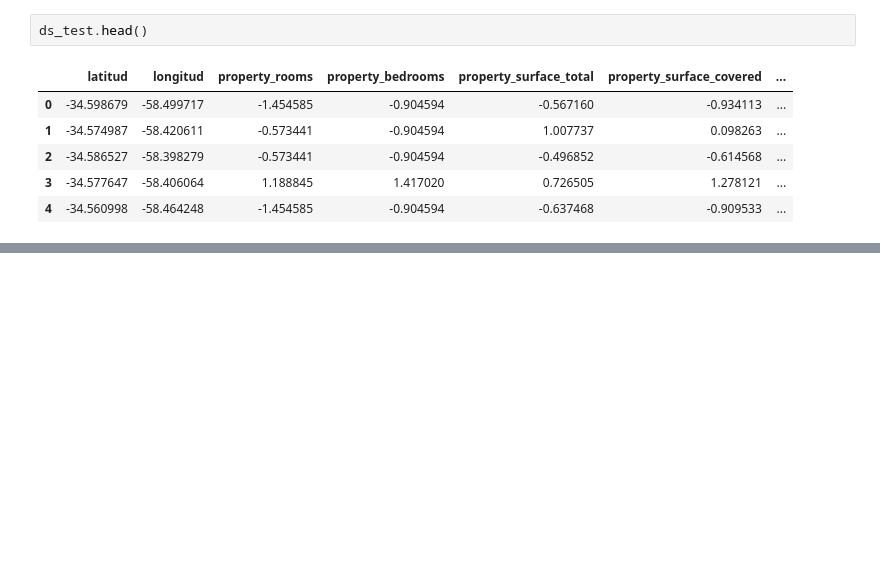
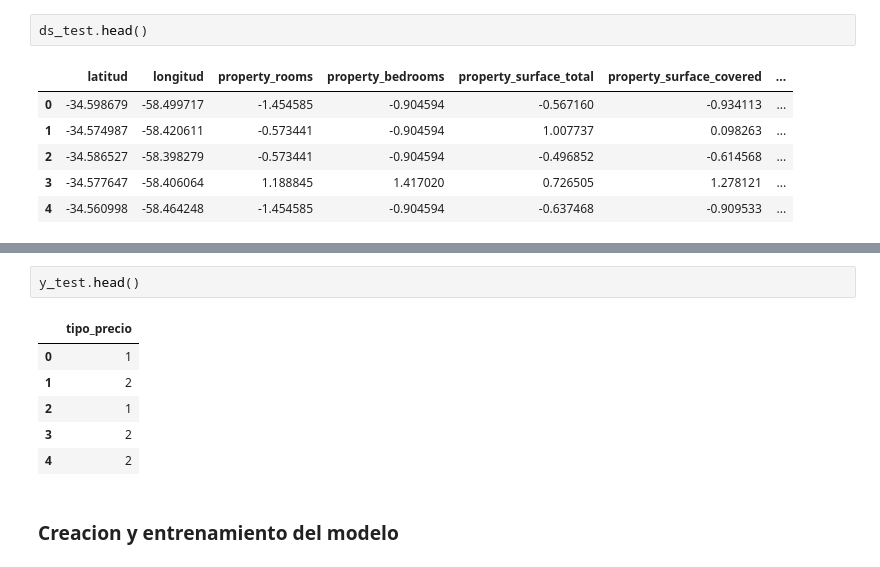
Before and after one commit to Fanusaez/7506R-2C2022-GRUPO13, a Jupyter notebook: 7506R_TP2_GRUPO13_ENTREGA_N2.ipynb, the cells around one changed output, grey strips where cells are left out. Saved outputs shown, nothing was run; the diff lists cells and outputs as text; blank space fills up the shorter version.

```diff
--- a/7506R_TP2_GRUPO13_ENTREGA_N2.ipynb
+++ b/7506R_TP2_GRUPO13_ENTREGA_N2.ipynb
@@ -252,0 +319,11 @@ ds_test.head()
+# %%
+y_test.head()
+# %% [output]
+|  | tipo_precio |
+| 0 | 1 |
+| 1 | 2 |
+| 2 | 1 |
+| 3 | 2 |
+| 4 | 2 |
+# %% [markdown]
+### Creacion y entrenamiento del modelo
```
Also changed, not shown: parts of 15 cells of this notebook.
